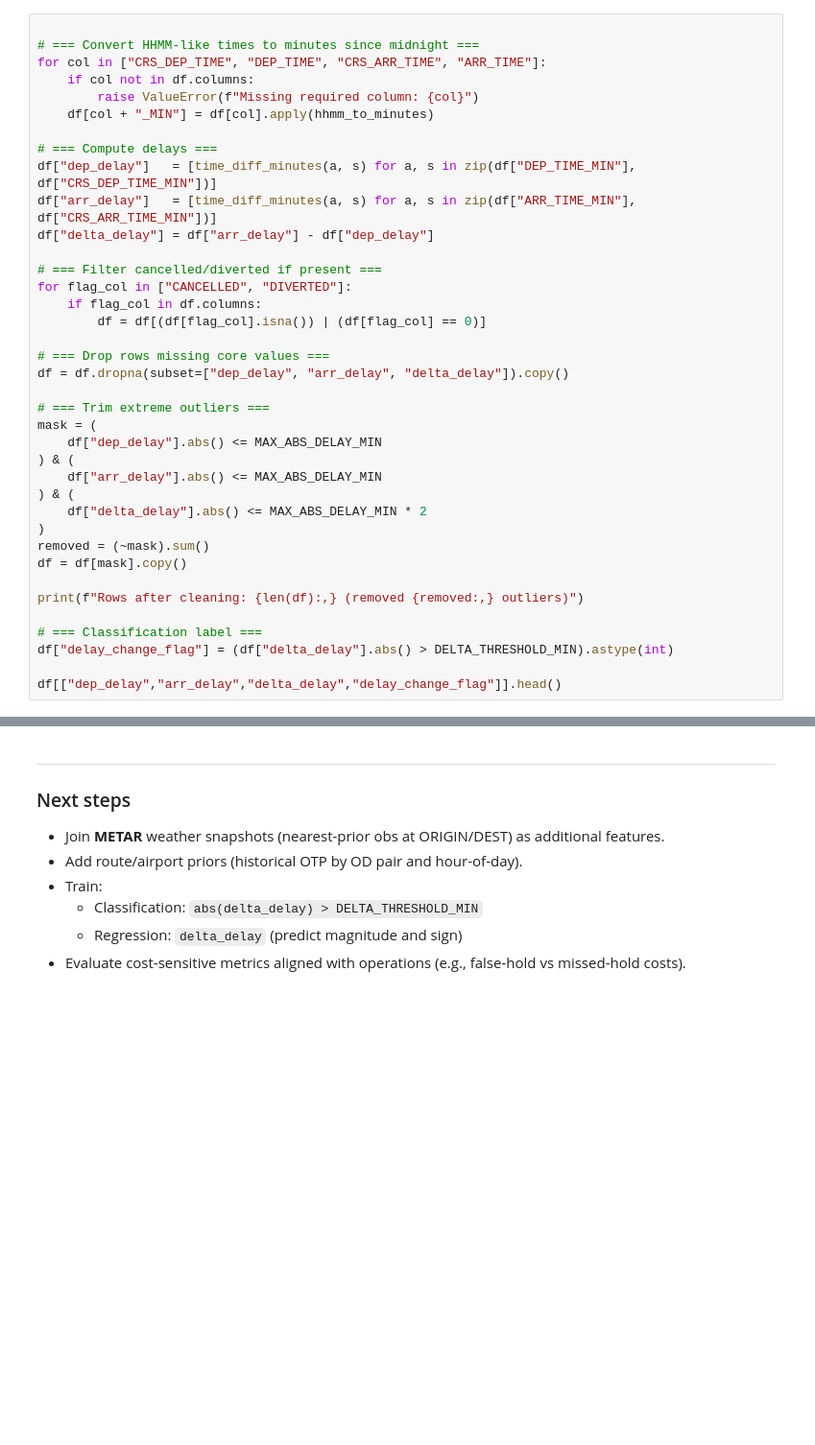
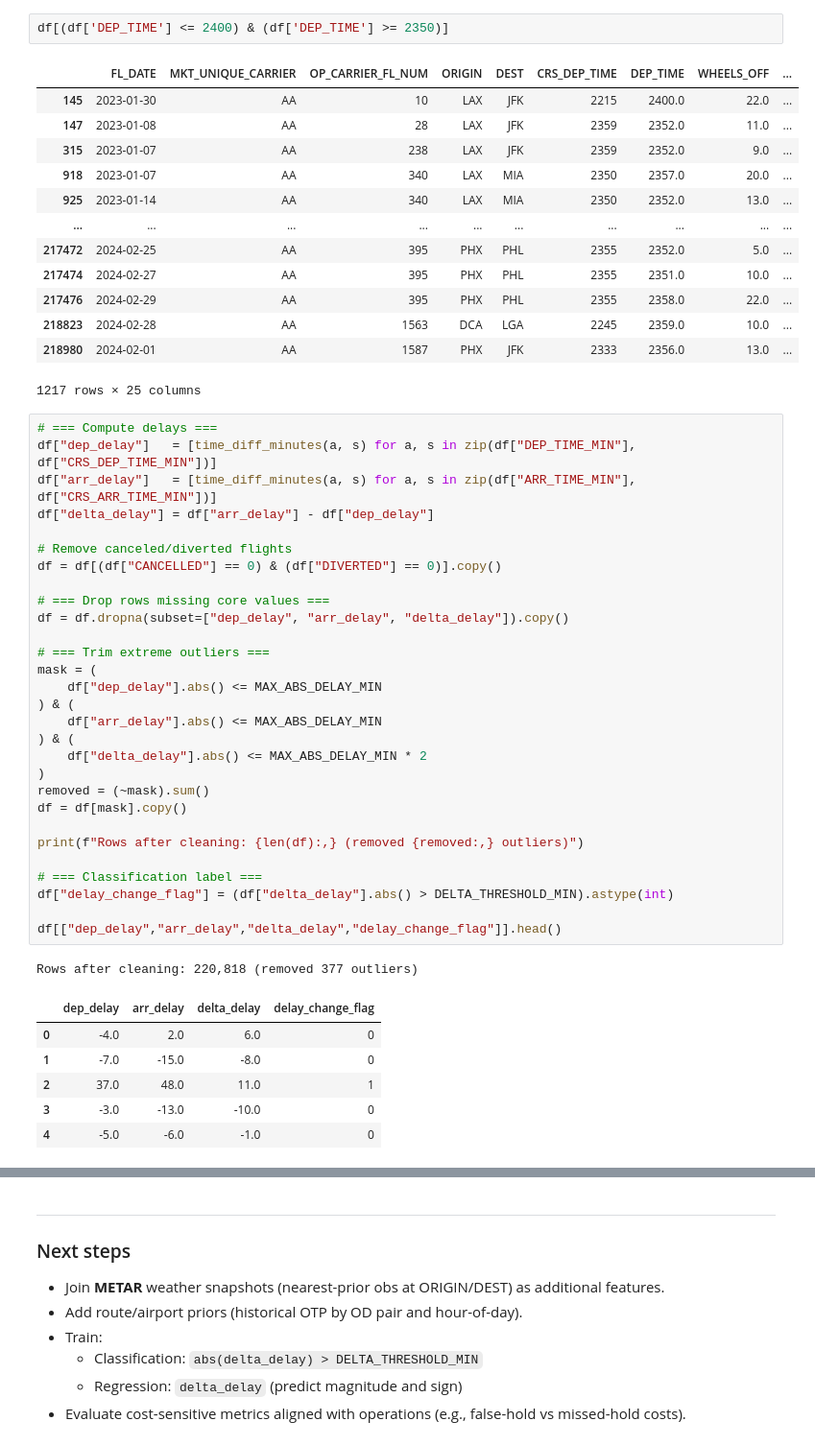
Before and after one commit to iampeterlol/AA-FLIGHT-ANALYSIS, a Jupyter notebook: notebooks/01_EDA_and_Labeling.ipynb, the cells around one changed output, grey strips where cells are left out. Shown at 96% size. Cells and saved outputs as stored; diff of their text form; blank space fills up the shorter version.

```diff
--- a/notebooks/01_EDA_and_Labeling.ipynb
+++ b/notebooks/01_EDA_and_Labeling.ipynb
@@ -85,20 +171,27 @@ df.head()
+# %%
+df[(df['DEP_TIME'] <= 2400) & (df['DEP_TIME'] >= 2350)]
+# %% [output]
+|  | FL_DATE | MKT_UNIQUE_CARRIER | OP_CARRIER_FL_NUM | ORIGIN | DEST | CRS_DEP_TIME | DEP_TIME | WHEELS_OFF | ... |
+| 145 | 2023-01-30 | AA | 10 | LAX | JFK | 2215 | 2400.0 | 22.0 | ... |
+| 147 | 2023-01-08 | AA | 28 | LAX | JFK | 2359 | 2352.0 | 11.0 | ... |
+| 315 | 2023-01-07 | AA | 238 | LAX | JFK | 2359 | 2352.0 | 9.0 | ... |
+| 918 | 2023-01-07 | AA | 340 | LAX | MIA | 2350 | 2357.0 | 20.0 | ... |
+| 925 | 2023-01-14 | AA | 340 | LAX | MIA | 2350 | 2352.0 | 13.0 | ... |
+| ... | ... | ... | ... | ... | ... | ... | ... | ... | ... |
+| 217472 | 2024-02-25 | AA | 395 | PHX | PHL | 2355 | 2352.0 | 5.0 | ... |
+| 217474 | 2024-02-27 | AA | 395 | PHX | PHL | 2355 | 2351.0 | 10.0 | ... |
+| 217476 | 2024-02-29 | AA | 395 | PHX | PHL | 2355 | 2358.0 | 22.0 | ... |
+| 218823 | 2024-02-28 | AA | 1563 | DCA | LGA | 2245 | 2359.0 | 10.0 | ... |
+| 218980 | 2024-02-01 | AA | 1587 | PHX | JFK | 2333 | 2356.0 | 13.0 | ... |
+1217 rows × 25 columns
 # %%
-
-# === Convert HHMM-like times to minutes since midnight ===
-for col in ["CRS_DEP_TIME", "DEP_TIME", "CRS_ARR_TIME", "ARR_TIME"]:
-    if col not in df.columns:
-        raise ValueError(f"Missing required column: {col}")
-    df[col + "_MIN"] = df[col].apply(hhmm_to_minutes)
-
 # === Compute delays ===
 df["dep_delay"]   = [time_diff_minutes(a, s) for a, s in zip(df["DEP_TIME_MIN"], df["CRS_DEP_TIME_MIN"])]
 df["arr_delay"]   = [time_diff_minutes(a, s) for a, s in zip(df["ARR_TIME_MIN"], df["CRS_ARR_TIME_MIN"])]
 df["delta_delay"] = df["arr_delay"] - df["dep_delay"]
 
-# === Filter cancelled/diverted if present ===
-for flag_col in ["CANCELLED", "DIVERTED"]:
-    if flag_col in df.columns:
-        df = df[(df[flag_col].isna()) | (df[flag_col] == 0)]
+# Remove canceled/diverted flights
+df = df[(df["CANCELLED"] == 0) & (df["DIVERTED"] == 0)].copy()
 
 # === Drop rows missing core values ===
 df = df.dropna(subset=["dep_delay", "arr_delay", "delta_delay"]).copy()
@@ -120,4 +213,12 @@ print(f"Rows after cleaning: {len(df):,} (removed {removed:,} outliers)")
 df["delay_change_flag"] = (df["delta_delay"].abs() > DELTA_THRESHOLD_MIN).astype(int)
 
 df[["dep_delay","arr_delay","delta_delay","delay_change_flag"]].head()
+# %% [output]
+Rows after cleaning: 220,818 (removed 377 outliers)
+|  | dep_delay | arr_delay | delta_delay | delay_change_flag |
+| 0 | -4.0 | 2.0 | 6.0 | 0 |
+| 1 | -7.0 | -15.0 | -8.0 | 0 |
+| 2 | 37.0 | 48.0 | 11.0 | 1 |
+| 3 | -3.0 | -13.0 | -10.0 | 0 |
+| 4 | -5.0 | -6.0 | -1.0 | 0 |
 # %%
```
Also changed, not shown: parts of 17 cells of this notebook.
